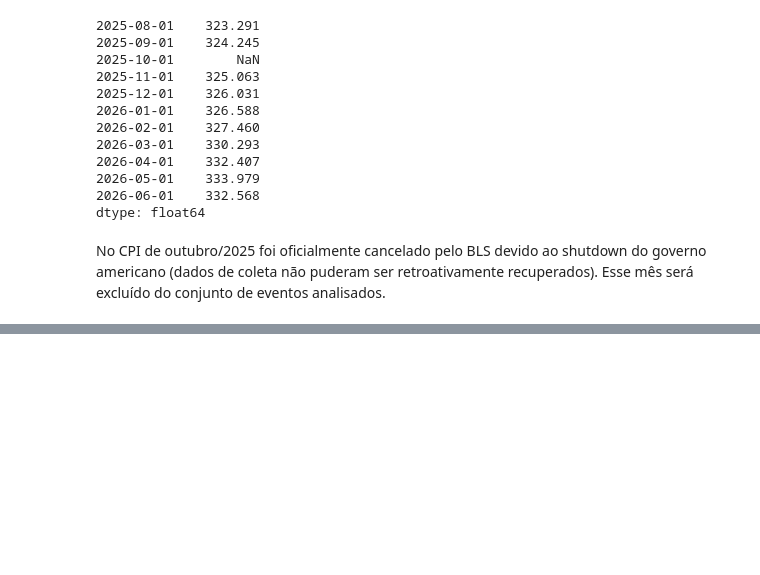
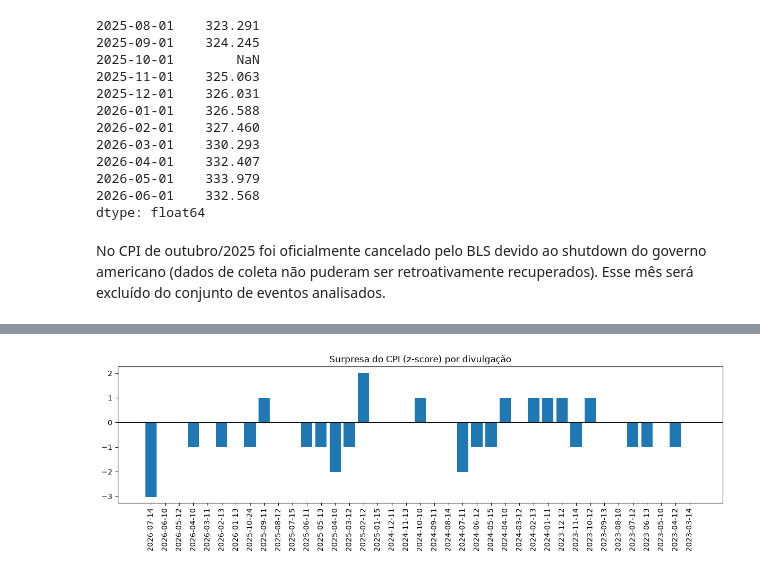
Before and after one commit to juliaciminelli/faro, a Jupyter notebook: notebooks/02_macro.ipynb, the cells around one changed output, grey strips where cells are left out. Drawn from its saved outputs; the diff is of its cells as text; code cells hidden in the pictures; blank space fills up the shorter version.

```diff
--- a/notebooks/02_macro.ipynb
+++ b/notebooks/02_macro.ipynb
@@ -97,0 +57,21 @@ print(eventos)
+# %%
+eventos = pd.read_csv("C:\Desafio QuantAI\data\eventos.csv", sep=";")
+eventos = eventos.dropna(subset=["Actual", "Forecast"])
+
+eventos["Actual"] = eventos["Actual"].str.replace("%", "", regex=False).astype(float)
+eventos["Forecast"] = eventos["Forecast"].str.replace("%", "", regex=False).astype(float)
+
+data_limpa = eventos["Release date"].str.split("(").str[0]
+data_limpa = data_limpa.str.replace(r"\s+", " ", regex=True).str.strip()
+eventos["data"] = pd.to_datetime(data_limpa, format="%b %d, %Y", errors="coerce")
+
+eventos = eventos[eventos["data"] >= "2023-01-01"]
+
+eventos["indicador"] = "CPI_EUA"
+eventos = eventos[["indicador", "data", "Actual", "Forecast"]].rename(
+    columns={"Actual": "actual", "Forecast": "forecast"}
+)
+eventos["data"] = eventos["data"].dt.strftime("%Y-%m-%d")
+
+print(eventos)
+print(f"\nTotal de linhas: {len(eventos)}")
@@ -97,0 +96,9 @@ print(eventos)
+# %%
+eventos["diferenca"] = eventos["actual"] - eventos["forecast"]
+print(eventos[["indicador", "data", "actual", "forecast", "diferenca"]])
+
+desvio_padrao = eventos["diferenca"].std()
+print(f"Desvio-padrão histórico das surpresas de CPI: {desvio_padrao:.4f}")
+
+eventos["surpresa_zscore"] = eventos["diferenca"] / desvio_padrao
+print(eventos[["indicador", "data", "actual", "forecast", "diferenca", "surpresa_zscore"]])
@@ -97,0 +123,12 @@ print(eventos)
+# %%
+import matplotlib.pyplot as plt
+
+plt.figure(figsize=(12, 4))
+plt.bar(eventos["data"], eventos["surpresa_zscore"])
+plt.axhline(0, color="black", linewidth=0.8)
+plt.xticks(rotation=90)
+plt.title("Surpresa do CPI (z-score) por divulgação")
+plt.tight_layout()
+plt.show()
+# %% [output]
+[figure, added]
```
Also changed, not shown: parts of 6 cells of this notebook, 4 other files.
